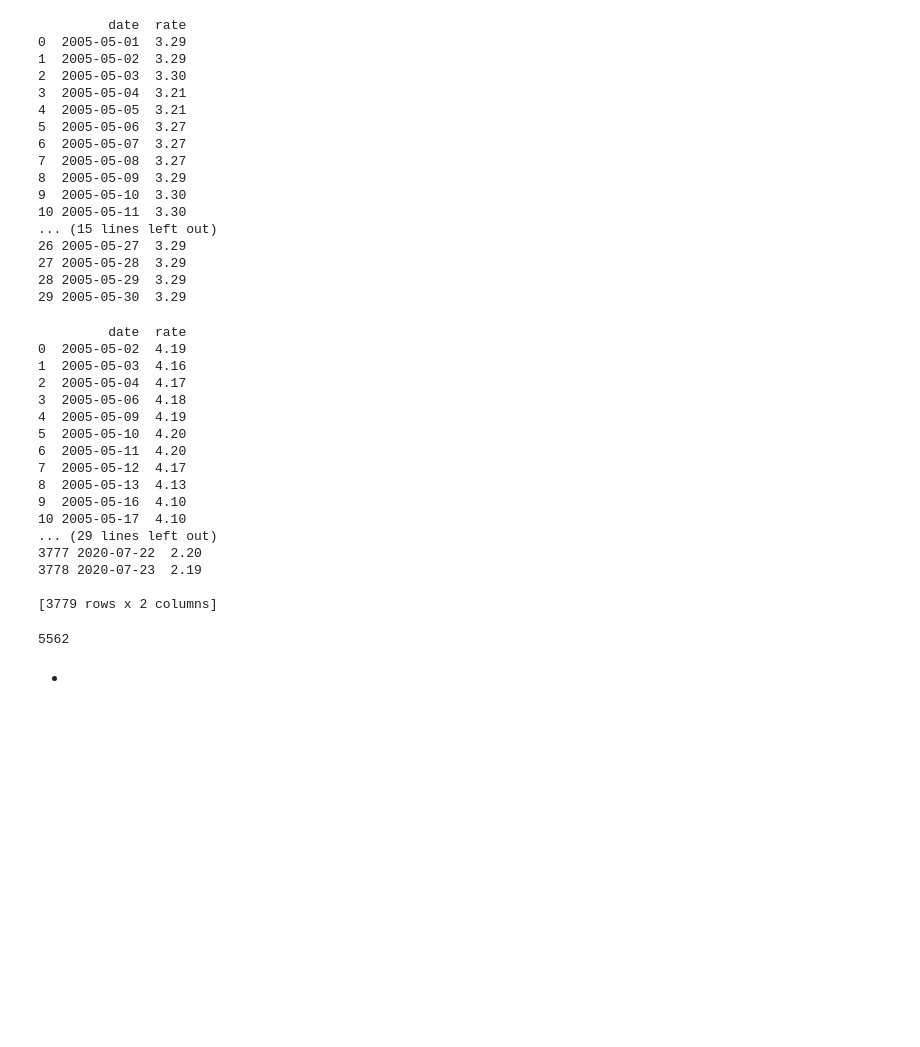
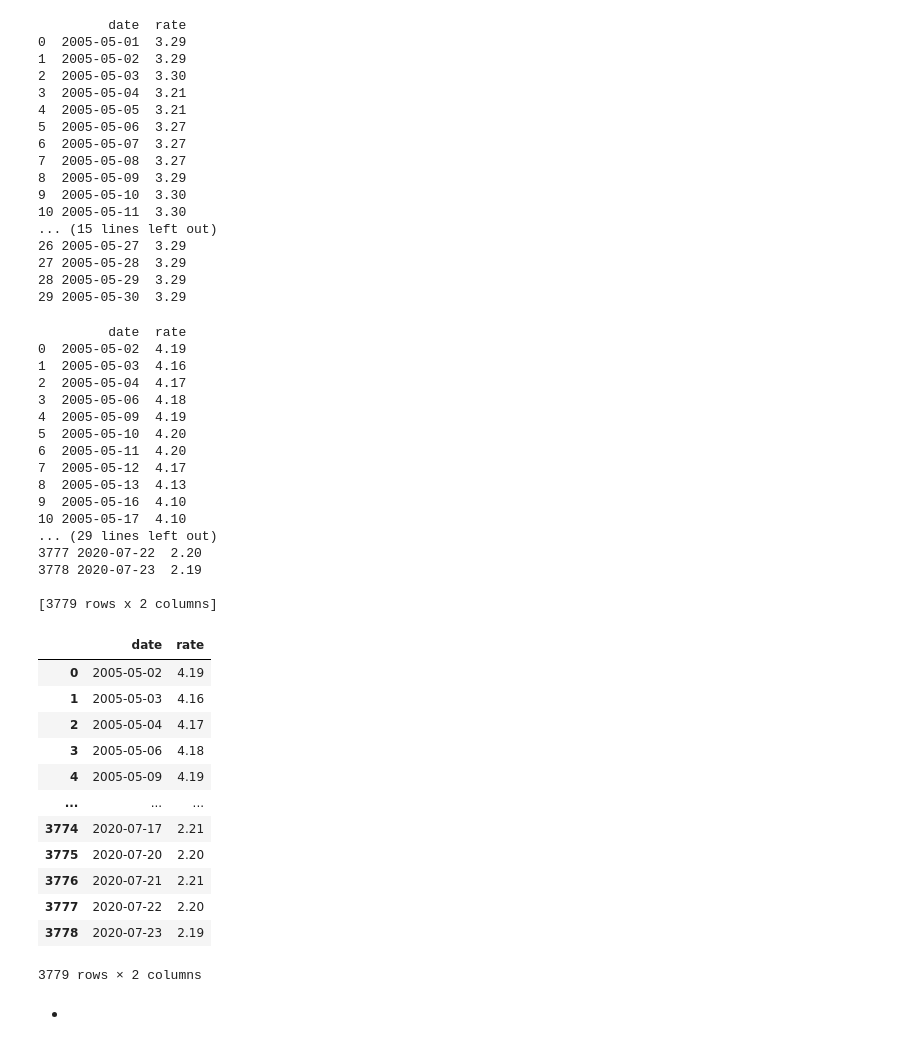
Before and after one commit to dohyun-kim92/TIL, a Jupyter notebook: 결측값_전처리_ing.ipynb, the cells around one changed output. Drawn from its saved outputs; the diff is of its cells as text; code cells hidden in the pictures; blank space fills up the shorter version.

```diff
--- a/결측값_전처리_ing.ipynb
+++ b/결측값_전처리_ing.ipynb
@@ -28,29 +28,42 @@ print(call[:30]) #  첫 30으로 주말 날짜가 비었는지 + 열 확인가
 # %%
 cb = pd.read_json("cb_rate.json")
 print(cb[:30])                  # 빈날짜 확인
 print(cb)                       # 처음과 끝 확인
 date_len = pd.period_range(cb["date"][0], cb["date"][3778]) # 기간 사이 몇일이 있는지 알려줌
 len(date_len) # ★★★★★ 5월 1일은 따로 추가해야함
               # 확인결과 cb, treasury_10year, treasury_3year가 주말 제외됨
+cb
 # %% [output]
          date  rate
 0  2005-05-02  4.19
 1  2005-05-03  4.16
 2  2005-05-04  4.17
 3  2005-05-06  4.18
 4  2005-05-09  4.19
 5  2005-05-10  4.20
 6  2005-05-11  4.20
 7  2005-05-12  4.17
 8  2005-05-13  4.13
 9  2005-05-16  4.10
 10 2005-05-17  4.10
 ... (29 lines left out)
 3777 2020-07-22  2.20
 3778 2020-07-23  2.19
 
 [3779 rows x 2 columns]
+|  | date | rate |
+| 0 | 2005-05-02 | 4.19 |
+| 1 | 2005-05-03 | 4.16 |
+| 2 | 2005-05-04 | 4.17 |
+| 3 | 2005-05-06 | 4.18 |
+| 4 | 2005-05-09 | 4.19 |
+| ... | ... | ... |
+| 3774 | 2020-07-17 | 2.21 |
+| 3775 | 2020-07-20 | 2.20 |
+| 3776 | 2020-07-21 | 2.21 |
+| 3777 | 2020-07-22 | 2.20 |
+| 3778 | 2020-07-23 | 2.19 |
-5562
+3779 rows × 2 columns
 # %% [markdown]
 -
 # %%
```
Also changed, not shown: parts of 14 cells of this notebook.
